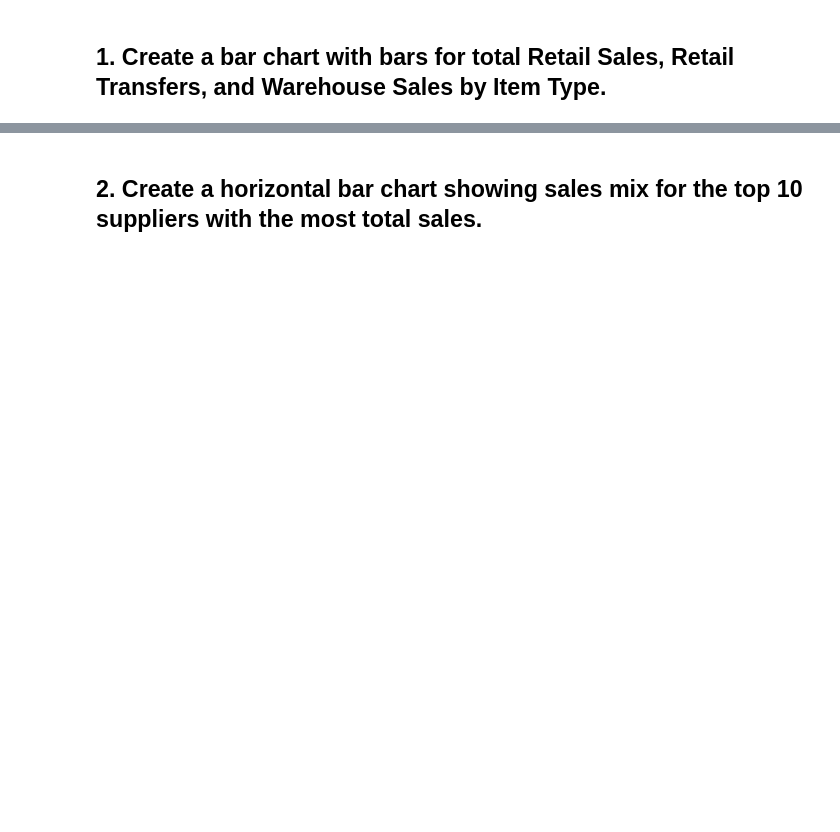
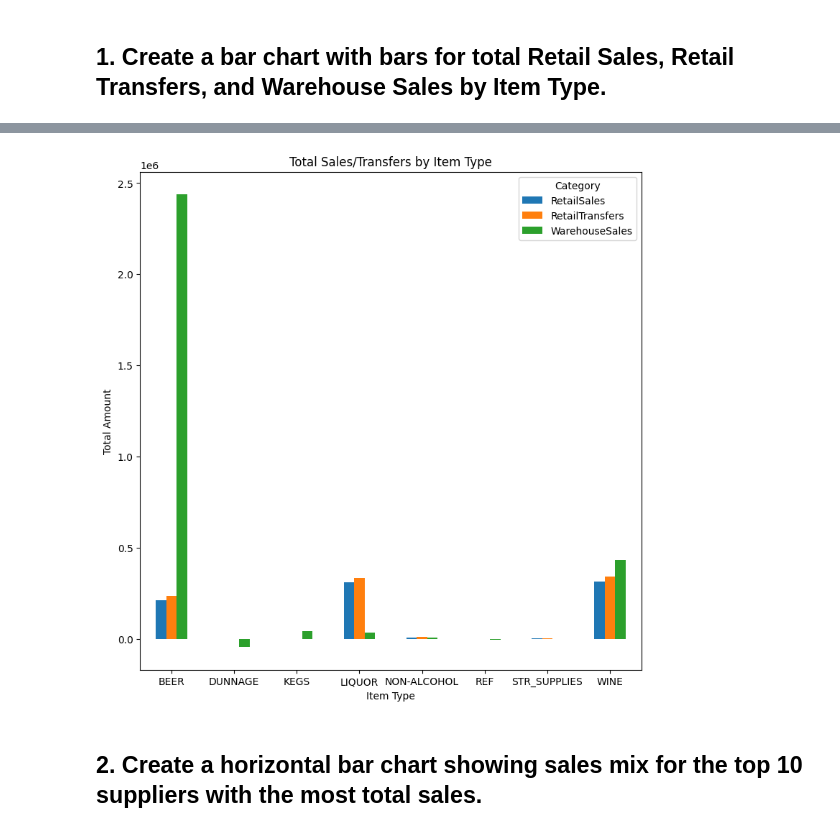
Before and after one commit to chandlershortlidge/lab-plotting-multiple-data-series, a Jupyter notebook: your-code/main.ipynb, the cells around one changed output, grey strips where cells are left out. Saved outputs shown, nothing was run; the diff lists cells and outputs as text; code cells hidden in the pictures; blank space fills up the shorter version.

```diff
--- a/your-code/main.ipynb
+++ b/your-code/main.ipynb
@@ -20,5 +20,11 @@ data.head()
 | 2 | 2017 | 4 | JIM BEAM BRANDS CO | 10103 | KNOB CREEK BOURBON 9YR - 100P - 3... | LIQUOR | 0.0 | 8.0 | ... |
 | 3 | 2017 | 4 | HEAVEN HILL DISTILLERIES INC | 10120 | J W DANT BOURBON 100P - 1.75L | LIQUOR | 0.0 | 2.0 | ... |
 | 4 | 2017 | 4 | ROYAL WINE CORP | 101664 | RAMON CORDOVA RIOJA - 750ML | WINE | 0.0 | 4.0 | ... |
+# %%
+# Clean all column names of leading/trailing whitespace and invisible characters
+data.columns = data.columns.str.strip()
 # %% [markdown]
 ## 1. Create a bar chart with bars for total Retail Sales, Retail Transfers, and Warehouse Sales by Item Type.
+# %%
+category = data.groupby("ItemType")[["RetailSales", "RetailTransfers", "WarehouseSales"]].sum()
+category
@@ -25,2 +42,13 @@ data.head()
+# %%
+category.plot(kind="bar", figsize=(9,9))
+plt.title("Total Sales/Transfers by Item Type")
+plt.ylabel("Total Amount")
+plt.xlabel("Item Type")
+plt.xticks(rotation=0)
+plt.legend(title="Category")
+
+plt.show()
+# %% [output]
+[figure, added]
 # %% [markdown]
 ## 2. Create a horizontal bar chart showing sales mix for the top 10 suppliers with the most total sales.
```
Also changed, not shown: parts of 7 cells of this notebook.
